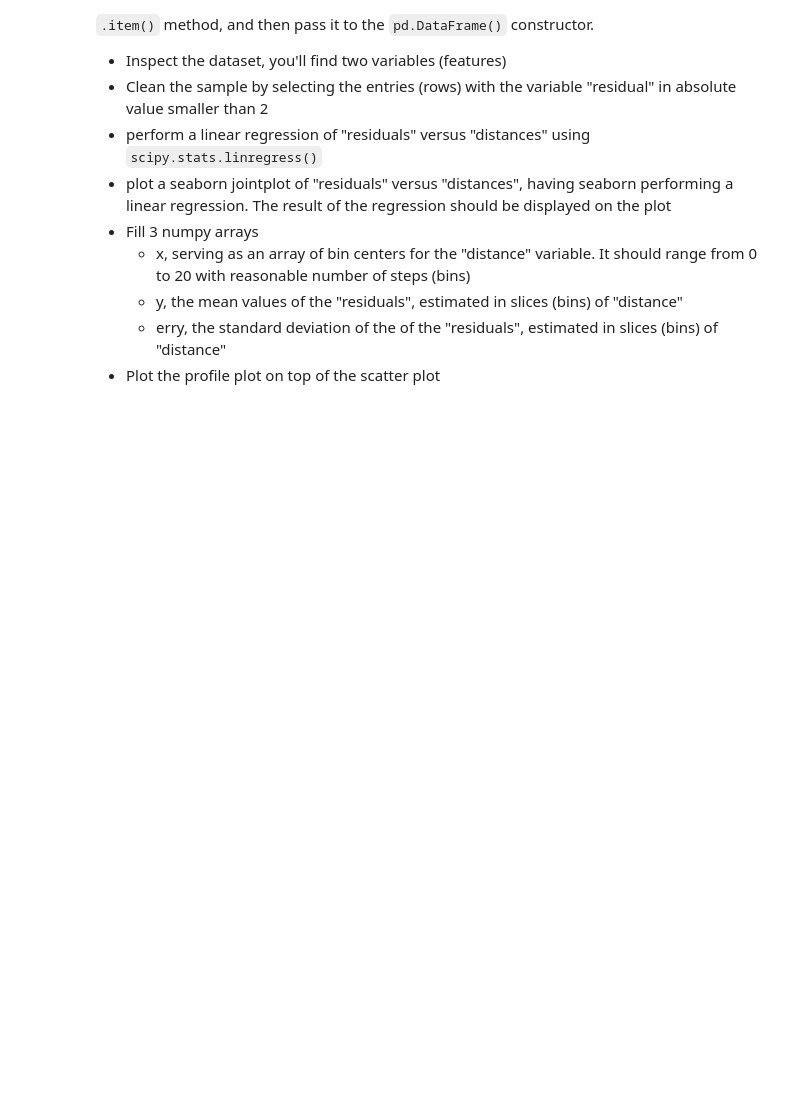
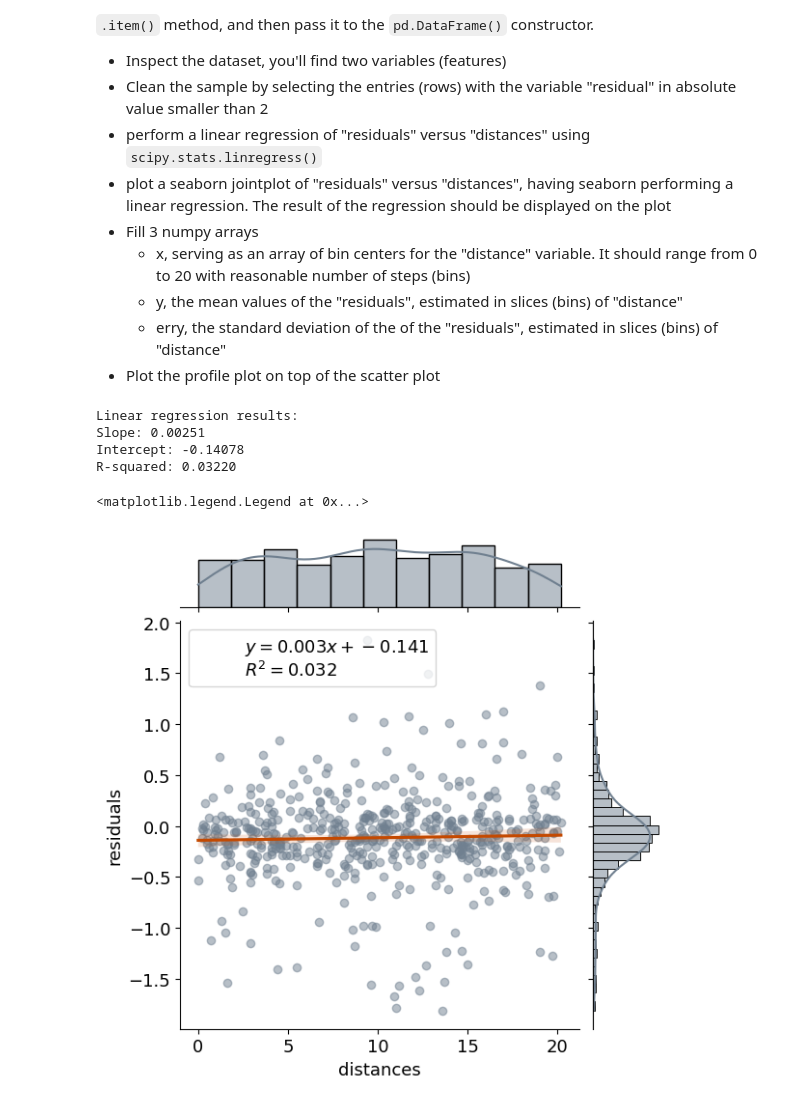
Before and after one commit to gulbord/LaboratoryOfComputationalPhysics_Y5, a Jupyter notebook: 07ex_Visualization.ipynb, the cells around one changed output. Saved outputs shown, nothing was run; the diff lists cells and outputs as text; code cells hidden in the pictures; blank space fills up the shorter version.

```diff
--- a/07ex_Visualization.ipynb
+++ b/07ex_Visualization.ipynb
@@ -107,0 +146,31 @@ Note that you should use the `np.load()` function to load the file as a numpy ar
+# %%
+df = pd.DataFrame(np.load("residuals_261.npy", allow_pickle=True).item())
+# filter out entries with residuals > 2 in abs value
+# also, we’ll keep only every 10th entry, to have less data points
+df = df[np.abs(df["residuals"]) < 2].iloc[::20]
+
+# linear regression with scipy
+reg = sp.stats.linregress(x=df["distances"], y=df["residuals"])
+print("Linear regression results:")
+print(f"Slope: {reg.slope:.5f}")
+print(f"Intercept: {reg.intercept:.5f}")
+print(f"R-squared: {reg.rvalue:.5f}")
+# %% [output]
+Linear regression results:
+Slope: 0.00251
+Intercept: -0.14078
+R-squared: 0.03220
+# %%
+jp = sns.jointplot(data=df, x="distances", y="residuals", kind='reg',
+                   color="#708090",
+                   joint_kws=dict(scatter_kws=dict(alpha=0.5),
+                                  line_kws=dict(color='#C44900')))
+
+# workaround to get legend from stackoverflow
+axis, = jp.ax_joint.plot([], [], linestyle='', alpha=0)
+jp.ax_joint.legend([axis],
+                   [rf"$y = {reg.slope:.3f}x + {reg.intercept:.3f}$"
+                    + '\n' + rf"$R^2 = {reg.rvalue:.3f}$"])
+# %% [output]
+<matplotlib.legend.Legend at 0x...>
+[figure, added]
```
Also changed, not shown: parts of 6 cells of this notebook, 4 other files.
